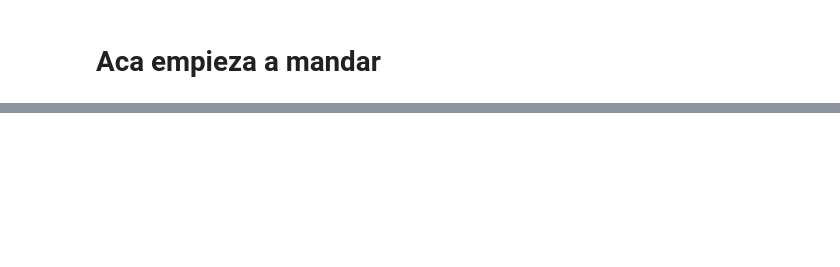
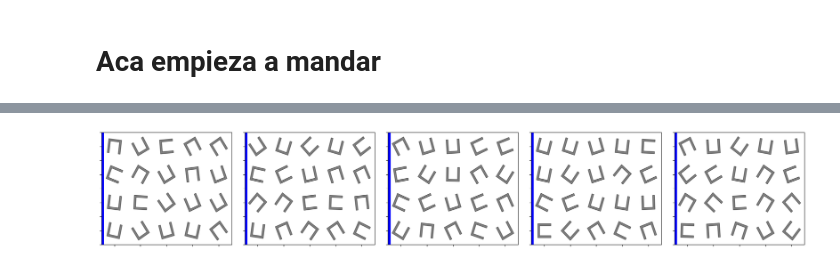
Before and after one commit to meguia/scr, a Jupyter notebook: Catedral_2.ipynb, the cells around one changed output, grey strips where cells are left out. Drawn from its saved outputs; the diff is of its cells as text; code cells hidden in the pictures; blank space fills up the shorter version.

```diff
--- a/Catedral_2.ipynb
+++ b/Catedral_2.ipynb
@@ -146,6 +143,10 @@ ctrl.send_rand_mask(0,5,nmask = range(5))
 #ctrl.send_rand_mask(1,0,nmod=nm,nmask = [0], tipo='rgb')
 # %%
 ctrl.send_conf(50)
+# %%
+ctrl.plot_configh(50)
+# %% [output]
+[figure, added]
 # %%
 ctrl.send_conf_list([1,1,0,2,2],[0,1,4,3,2])
 # %%
```
Also changed, not shown: parts of 12 cells of this notebook, 2 other files.
